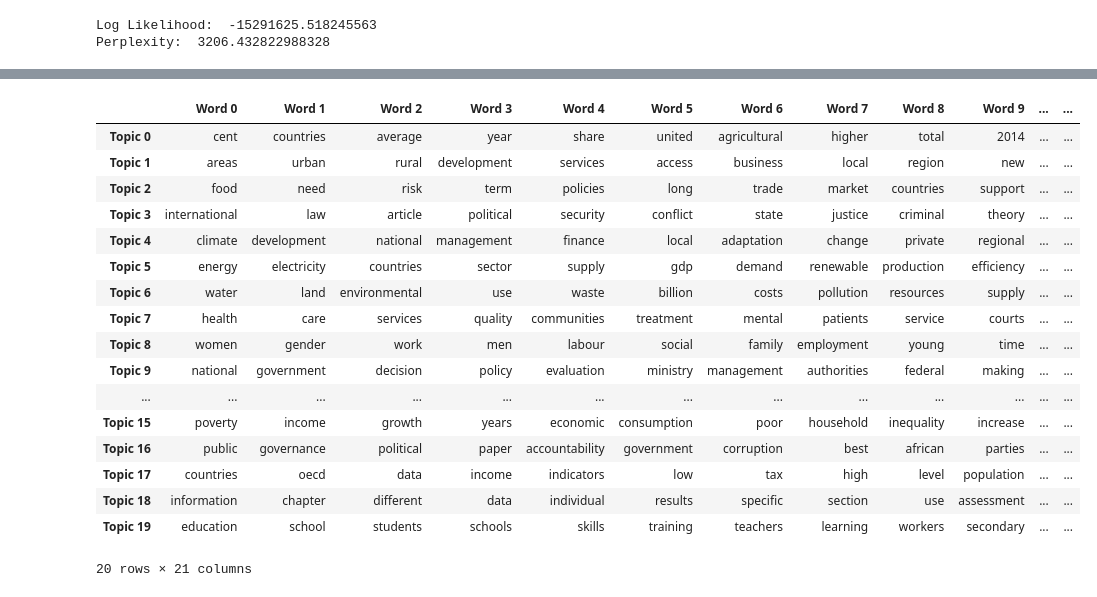
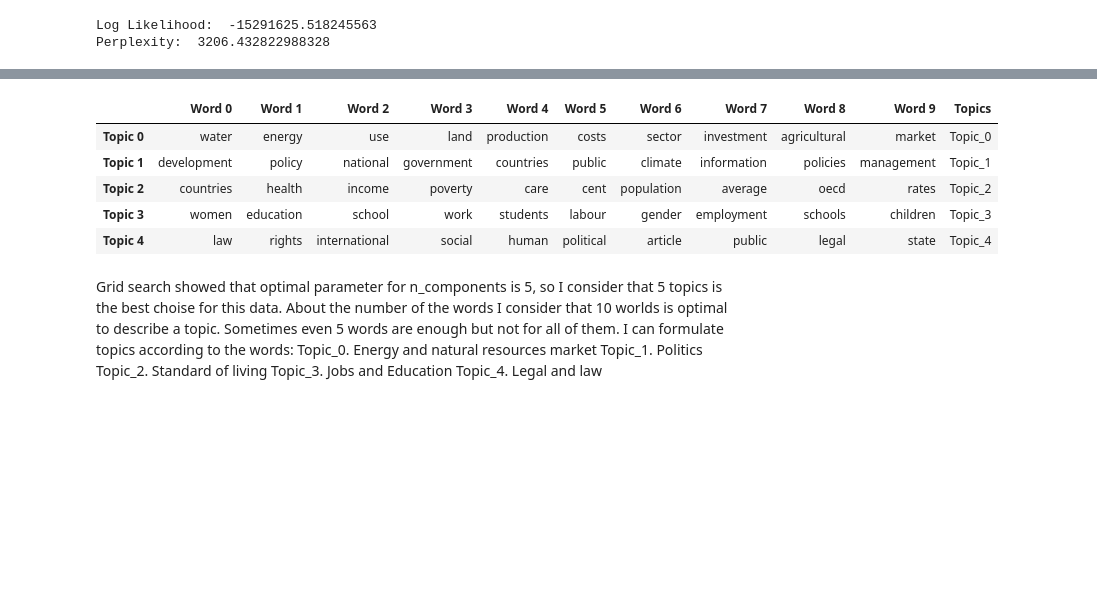
Before and after one commit to freetown113/SDG_AILab_Fellowship, a Jupyter notebook: assignment.ipynb, the cells around one changed output, grey strips where cells are left out. Saved outputs shown, nothing was run; the diff lists cells and outputs as text; code cells hidden in the pictures; blank space fills up the shorter version.

Commit message:
add point 3 of task1 - model optimization, building model

```diff
--- a/assignment.ipynb
+++ b/assignment.ipynb
@@ -47,7 +72,7 @@ vectorizer = CountVectorizer(analyzer='word',
                              stop_words='english',
                              lowercase=True,
                              token_pattern='[a-zA-Z0-9]{3,}')
-data_vectorized = vectorizer.fit_transform(data)
+data_vectorized = vectorizer.fit_transform(data_lemmatized)
 
 
 lda_model = LatentDirichletAllocation(n_components=20,max_iter=10,learning_method='online',random_state=100,batch_size=128,evaluate_every = -1,n_jobs = -1,               )
@@ -76,0 +104,26 @@ Perplexity:  3206.432822988328
+# %%
+# Define Search Param
+search_params = {'n_components': [5, 10, 20], 'learning_decay': [0.5, 0.7, 0.9]}
+# Init the Model
+lda = LatentDirichletAllocation(max_iter=5, learning_method='online', learning_offset=50.,random_state=31)
+# Init Grid Search Class
+model = GridSearchCV(lda, param_grid=search_params)
+# Do the Grid Search
+model.fit(data_vectorized)
+GridSearchCV(cv=None, error_score='raise',
+       estimator=LatentDirichletAllocation(batch_size=128, doc_topic_prior=None,
+             evaluate_every=-1, learning_decay=0.7, learning_method=None,
+             learning_offset=10.0, max_doc_update_iter=100, max_iter=10,
+             mean_change_tol=0.001, n_components=10, n_jobs=1, perp_tol=0.1, random_state=None,
+             topic_word_prior=None, total_samples=1000000.0, verbose=0),
+        n_jobs=1,
+       param_grid={'n_components': [5, 10], 'learning_decay': [0.8, 0.9]},
+       pre_dispatch='2*n_jobs', refit=True, return_train_score='warn',
+       scoring=None, verbose=0)
+
+
+best_lda_model = model.best_estimator_
+print("Best Model's Params: ", model.best_params_)
+print("Best Log Likelihood Score: ", model.best_score_)
+print("Model Perplexity: ", best_lda_model.perplexity(data_vectorized))
+lda_model = best_lda_model
@@ -117,38 +174,33 @@ df_document_topics
 # %%
 # Words per each topic visualisation
-def show_topics(vectorizer=vectorizer, lda_model=lda_model, n_words=20):
+def show_topics(vectorizer=vectorizer, lda_model=lda_model, n_words=10):
     keywords = np.array(vectorizer.get_feature_names_out())
     topic_keywords = []
     for topic_weights in lda_model.components_:
         top_keyword_locs = (-topic_weights).argsort()[:n_words]
         topic_keywords.append(keywords.take(top_keyword_locs))
     return topic_keywords
 topic_keywords = show_topics(vectorizer=vectorizer, lda_model=lda_model)
 
 df_topic_keywords = pd.DataFrame(topic_keywords)
 df_topic_keywords.columns = ['Word '+str(i) for i in range(df_topic_keywords.shape[1])]
 df_topic_keywords.index = ['Topic '+str(i) for i in range(df_topic_keywords.shape[0])]
 df_topic_keywords
 
 Topics = ["Topic_"+str(i) for i in range(lda_model.n_components)]
 df_topic_keywords["Topics"]=Topics
 df_topic_keywords
 # %% [output]
-|  | Word 0 | Word 1 | Word 2 | Word 3 | Word 4 | Word 5 | Word 6 | Word 7 | Word 8 | Word 9 | ... | ... |
-| Topic 0 | cent | countries | average | year | share | united | agricultural | higher | total | 2014 | ... | ... |
-| Topic 1 | areas | urban | rural | development | services | access | business | local | region | new | ... | ... |
-| Topic 2 | food | need | risk | term | policies | long | trade | market | countries | support | ... | ... |
-| Topic 3 | international | law | article | political | security | conflict | state | justice | criminal | theory | ... | ... |
-| Topic 4 | climate | development | national | management | finance | local | adaptation | change | private | regional | ... | ... |
-| Topic 5 | energy | electricity | countries | sector | supply | gdp | demand | renewable | production | efficiency | ... | ... |
-| Topic 6 | water | land | environmental | use | waste | billion | costs | pollution | resources | supply | ... | ... |
-| Topic 7 | health | care | services | quality | communities | treatment | mental | patients | service | courts | ... | ... |
-| Topic 8 | women | gender | work | men | labour | social | family | employment | young | time | ... | ... |
-| Topic 9 | national | government | decision | policy | evaluation | ministry | management | authorities | federal | making | ... | ... |
-| ... | ... | ... | ... | ... | ... | ... | ... | ... | ... | ... | ... | ... |
-| Topic 15 | poverty | income | growth | years | economic | consumption | poor | household | inequality | increase | ... | ... |
-| Topic 16 | public | governance | political | paper | accountability | government | corruption | best | african | parties | ... | ... |
-| Topic 17 | countries | oecd | data | income | indicators | low | tax | high | level | population | ... | ... |
-| Topic 18 | information | chapter | different | data | individual | results | specific | section | use | assessment | ... | ... |
-| Topic 19 | education | school | students | schools | skills | training | teachers | learning | workers | secondary | ... | ... |
+|  | Word 0 | Word 1 | Word 2 | Word 3 | Word 4 | Word 5 | Word 6 | Word 7 | Word 8 | Word 9 | Topics |
+| Topic 0 | water | energy | use | land | production | costs | sector | investment | agricultural | market | Topic_0 |
+| Topic 1 | development | policy | national | government | countries | public | climate | information | policies | management | Topic_1 |
+| Topic 2 | countries | health | income | poverty | care | cent | population | average | oecd | rates | Topic_2 |
+| Topic 3 | women | education | school | work | students | labour | gender | employment | schools | children | Topic_3 |
+| Topic 4 | law | rights | international | social | human | political | article | public | legal | state | Topic_4 |
-20 rows × 21 columns
+# %% [markdown]
+Grid search showed that optimal parameter for n_components is 5, so I consider that 5 topics is the best choise for this data. About the number of the words I consider that 10 worlds is optimal to describe a topic. Sometimes even 5 words are enough but not for all of them. I can formulate topics according to the words:
+Topic_0. Energy and natural resources market
+Topic_1. Politics
+Topic_2. Standard of living
+Topic_3. Jobs and Education
+Topic_4. Legal and law
```
Also changed, not shown: parts of 5 cells of this notebook.
